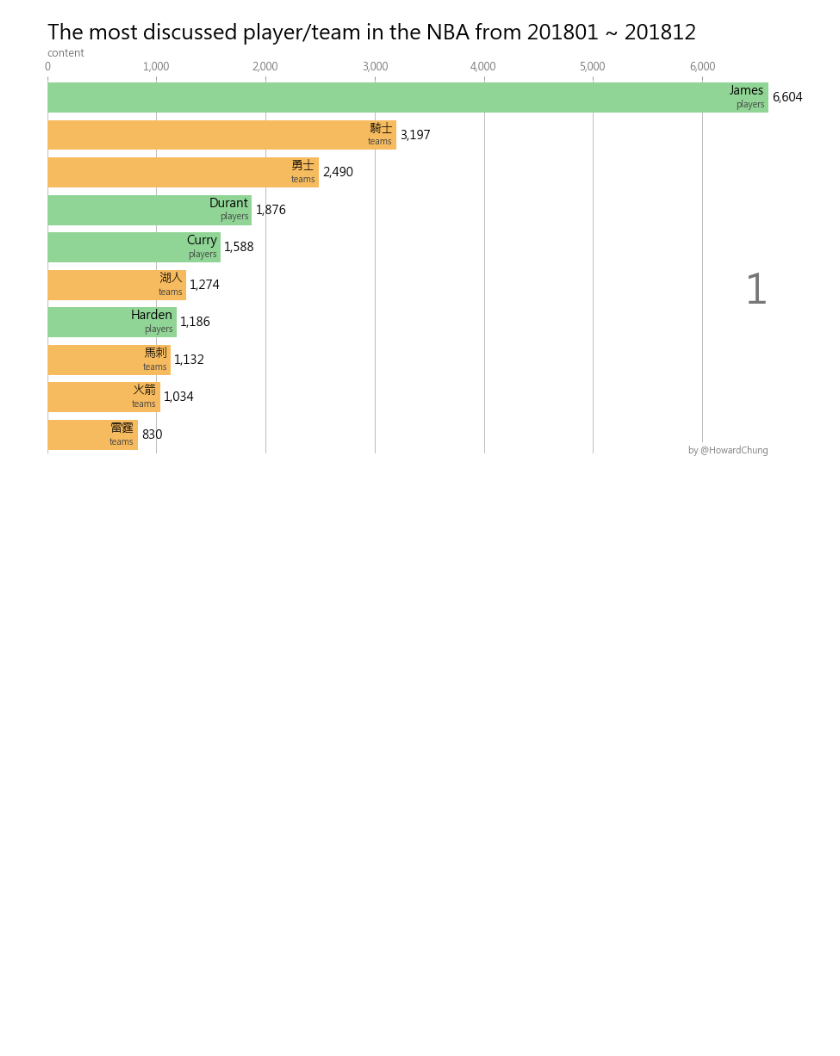
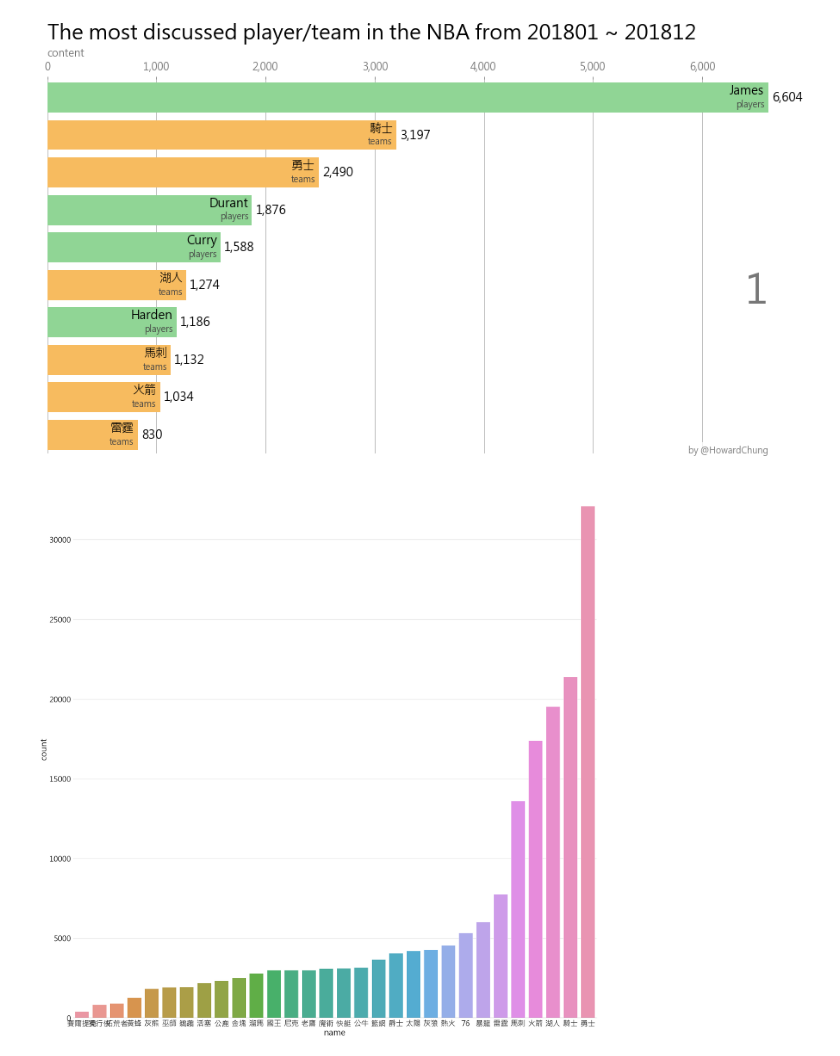
Before and after one commit to h30306/Learning-Notes, a Jupyter notebook: data-mining/text-visulization/text-visualization.ipynb, the cells around one changed output. Cells and saved outputs as stored; diff of their text form; code cells hidden in the pictures; blank space fills up the shorter version.

```diff
--- a/data-mining/text-visulization/text-visualization.ipynb
+++ b/data-mining/text-visulization/text-visualization.ipynb
@@ -183,8 +172,15 @@ dff = df[df['month'].eq(1)].sort_values(by='count', ascending=True).tail(10)
 # %%
+rank = pd.read_csv('rank.csv',index_col=0)
+group_lk = rank.set_index('name')['group'].to_dict()
+colors = dict(zip(
+    ["players","teams"],
+    ["#90d595", "#f7bb5f"]
+))
+
 fig, ax = plt.subplots(figsize=(15, 8))
 
 def draw_barchart(current_year):
-    dff = df[df['month'].eq(current_year)].sort_values(by='count', ascending=True).tail(10)
+    dff = rank[rank['month'].eq(current_year)].sort_values(by='count', ascending=True).tail(10)
     ax.clear()
     ax.barh(dff['name'], dff['count'], color=[colors[group_lk[x]] for x in dff['name']])
     dx = dff['count'].max() / 200
@@ -217,3 +211,15 @@ HTML(animator.to_jshtml())
 # %% [output]
 [interactive output not drawn]
 [figure]
+# %%
+team_rank = rank[rank['group']=='teams'].groupby('name').sum().reset_index().sort_values(by='count')
+# %%
+myfont=FontProperties(fname=r'/anaconda3/lib/python3.7/site-packages/matplotlib/mpl-data/fonts/ttf/msj.ttf',size=14)
+sns.set(font=myfont.get_family())
+sns.set(font_scale=3)
+sns.set_style("whitegrid",{"font.sans-serif":['Microsoft JhengHei']})
+g = sns.catplot(x="name",y="count",data=team_rank,kind="bar",height = 35)
+g.despine(left=True)
+g = g.set_ylabels("count")
+# %% [output]
+[figure, added]
```
Also changed, not shown: parts of 15 cells of this notebook.
